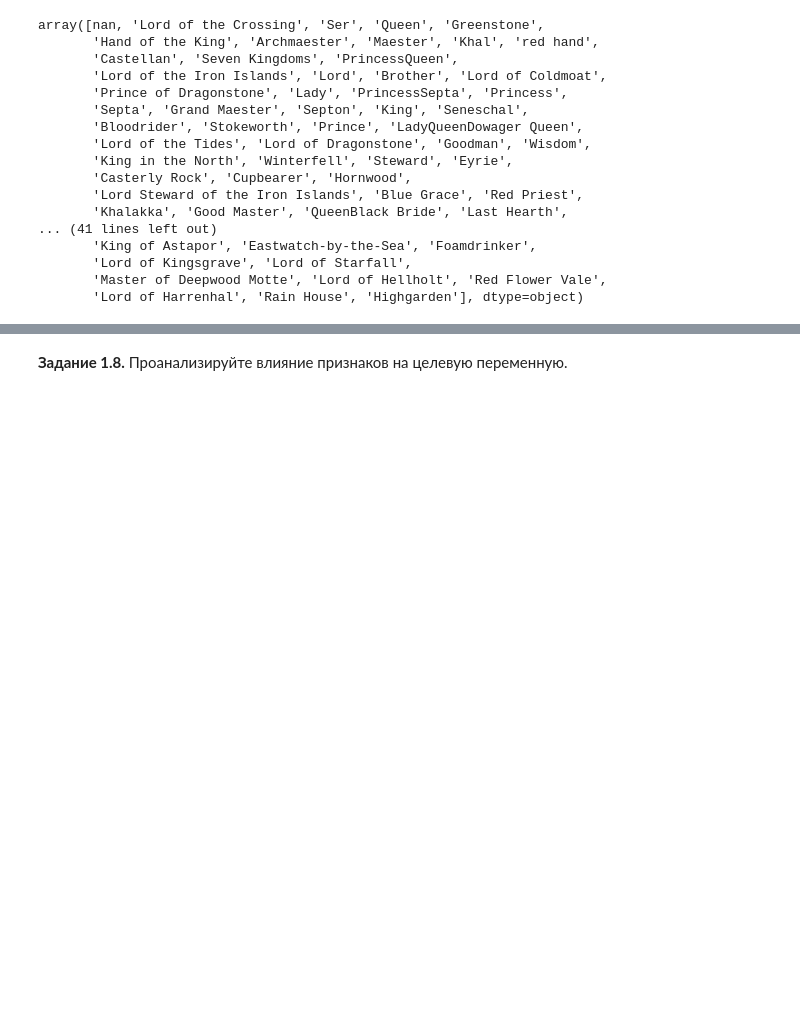
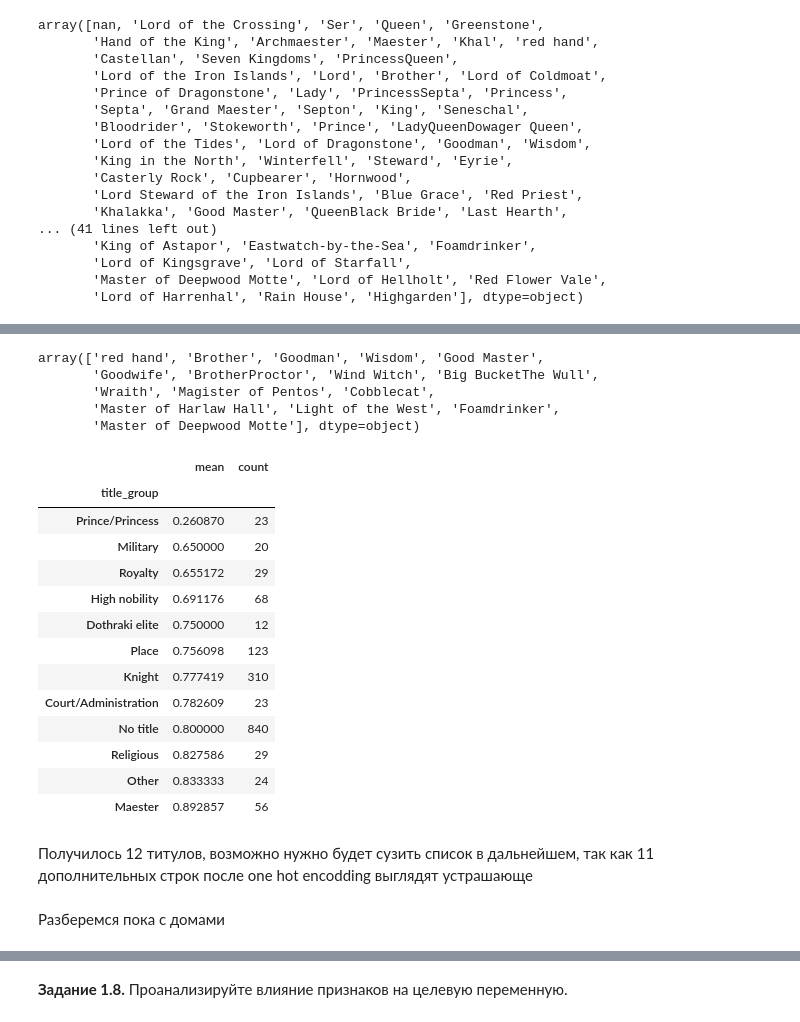
Before and after one commit to anasta-lekom/Petrophysics_problems_using_python, a Jupyter notebook: week_01_ml_intro/Homework/hw_1_game_of_thrones.ipynb, the cells around one changed output, grey strips where cells are left out. Drawn from its saved outputs; the diff is of its cells as text; code cells hidden in the pictures; blank space fills up the shorter version.

```diff
--- a/week_01_ml_intro/Homework/hw_1_game_of_thrones.ipynb
+++ b/week_01_ml_intro/Homework/hw_1_game_of_thrones.ipynb
@@ -592,0 +793,29 @@ array([nan, 'Lord of the Crossing', 'Ser', 'Queen', 'Greenstone',
+# %%
+data.loc[data['title_group'] == 'Other', 'title'].unique()
+# %% [output]
+array(['red hand', 'Brother', 'Goodman', 'Wisdom', 'Good Master',
+       'Goodwife', 'BrotherProctor', 'Wind Witch', 'Big BucketThe Wull',
+       'Wraith', 'Magister of Pentos', 'Cobblecat',
+       'Master of Harlaw Hall', 'Light of the West', 'Foamdrinker',
+       'Master of Deepwood Motte'], dtype=object)
+# %%
+data.groupby('title_group')['isAlive'].agg(['mean', 'count']).sort_values('mean')
+# %% [output]
+|  | mean | count |
+| title_group |  |  |
+| Prince/Princess | 0.260870 | 23 |
+| Military | 0.650000 | 20 |
+| Royalty | 0.655172 | 29 |
+| High nobility | 0.691176 | 68 |
+| Dothraki elite | 0.750000 | 12 |
+| Place | 0.756098 | 123 |
+| Knight | 0.777419 | 310 |
+| Court/Administration | 0.782609 | 23 |
+| No title | 0.800000 | 840 |
+| Religious | 0.827586 | 29 |
+| Other | 0.833333 | 24 |
+| Maester | 0.892857 | 56 |
+# %% [markdown]
+Получилось 12 титулов, возможно нужно будет сузить список в дальнейшем, так как 11 дополнительных строк после one hot encodding выглядят устрашающе
+# %% [markdown]
+Разберемся пока с домами
```
Also changed, not shown: parts of 16 cells of this notebook.
